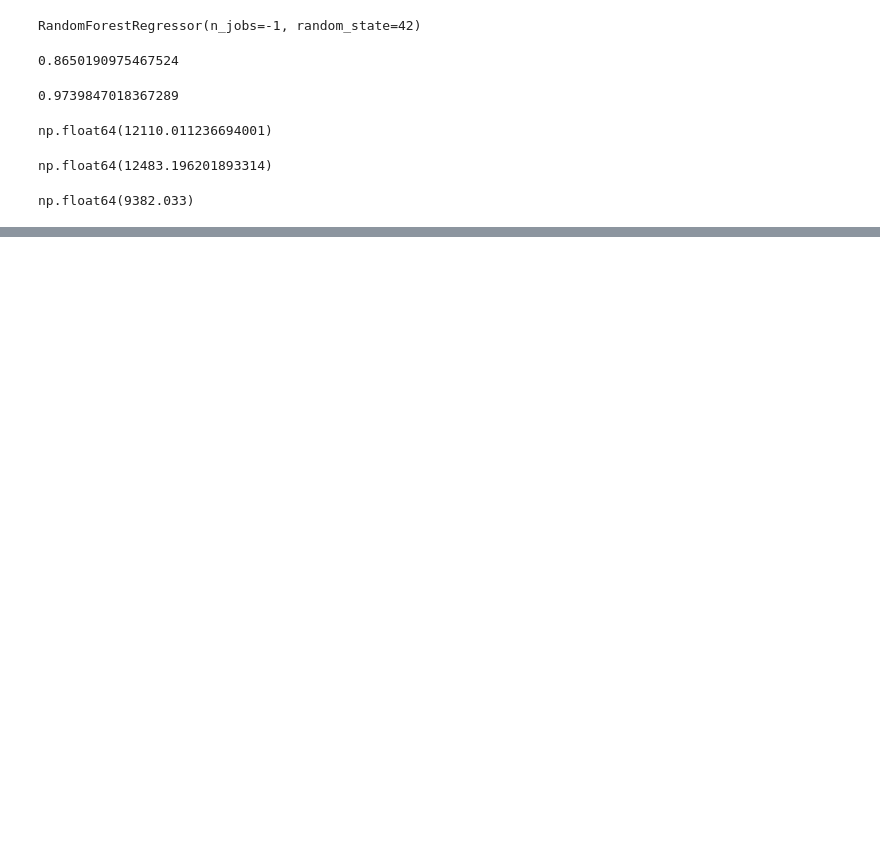
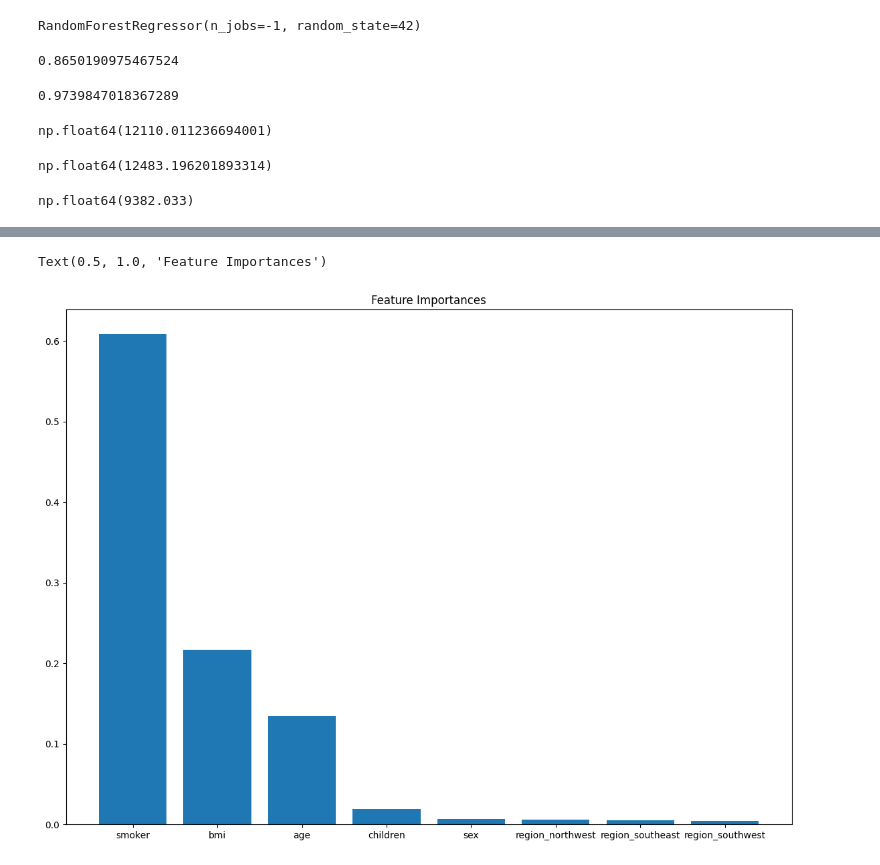
Before and after one commit to BarraHarrison/Health-Insurance-Premium-Prediction, a Jupyter notebook: health_insurance_prediction.ipynb, the cells around one changed output, grey strips where cells are left out. Saved outputs shown, nothing was run; the diff lists cells and outputs as text; code cells hidden in the pictures; blank space fills up the shorter version.

Commit message:
Checking out the feature importances using a barchart with matplotlib

```diff
--- a/health_insurance_prediction.ipynb
+++ b/health_insurance_prediction.ipynb
@@ -187,0 +190,9 @@ Text(0.5, 1.0, 'Prediction Vs. Truth')
+# %%
+feature_importances = sorted(zip(model.feature_names_in_, model.feature_importances_), key=lambda x: x[1], reverse=True)
+# %%
+plt.figure(figsize=(14,10))
+plt.bar([x[0] for x in feature_importances], [x[1] for x in feature_importances])
+plt.title("Feature Importances")
+# %% [output]
+Text(0.5, 1.0, 'Feature Importances')
+[figure, added]
```
Also changed, not shown: parts of 2 cells of this notebook.
